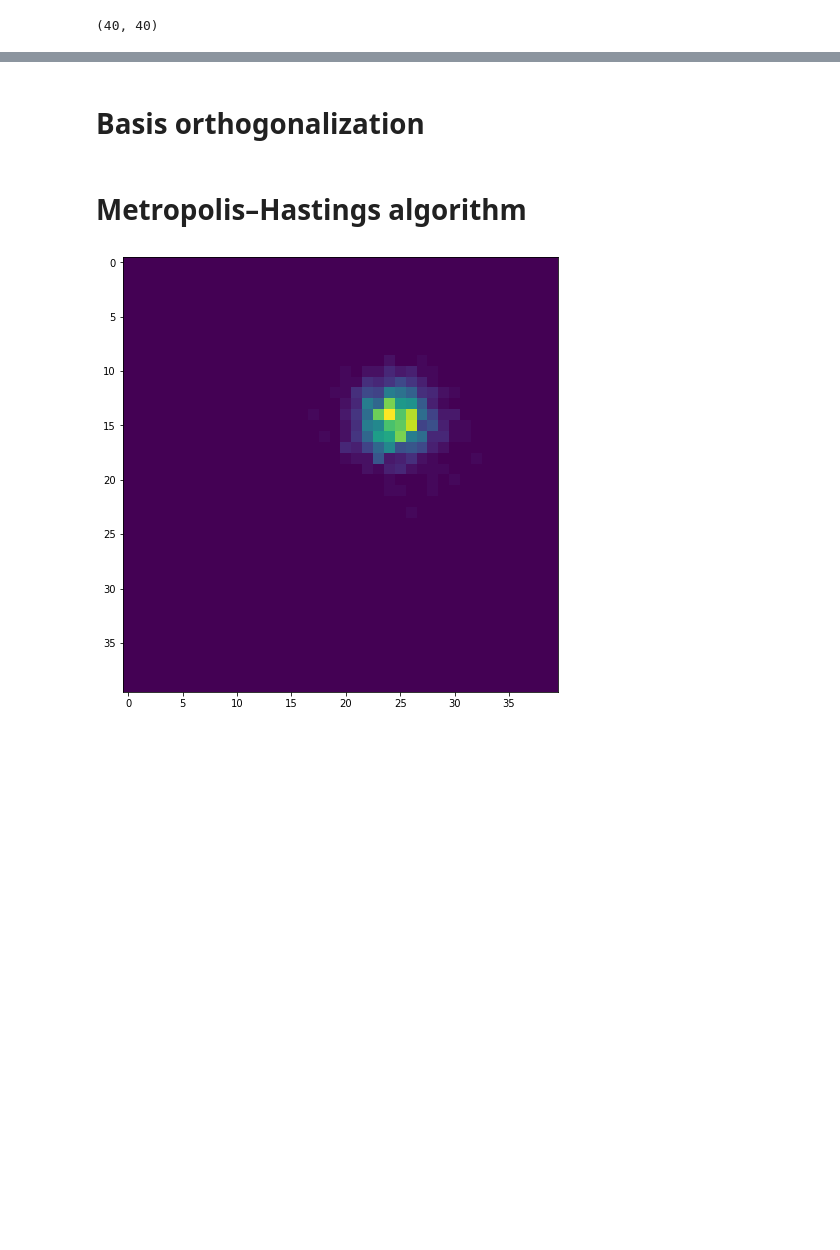
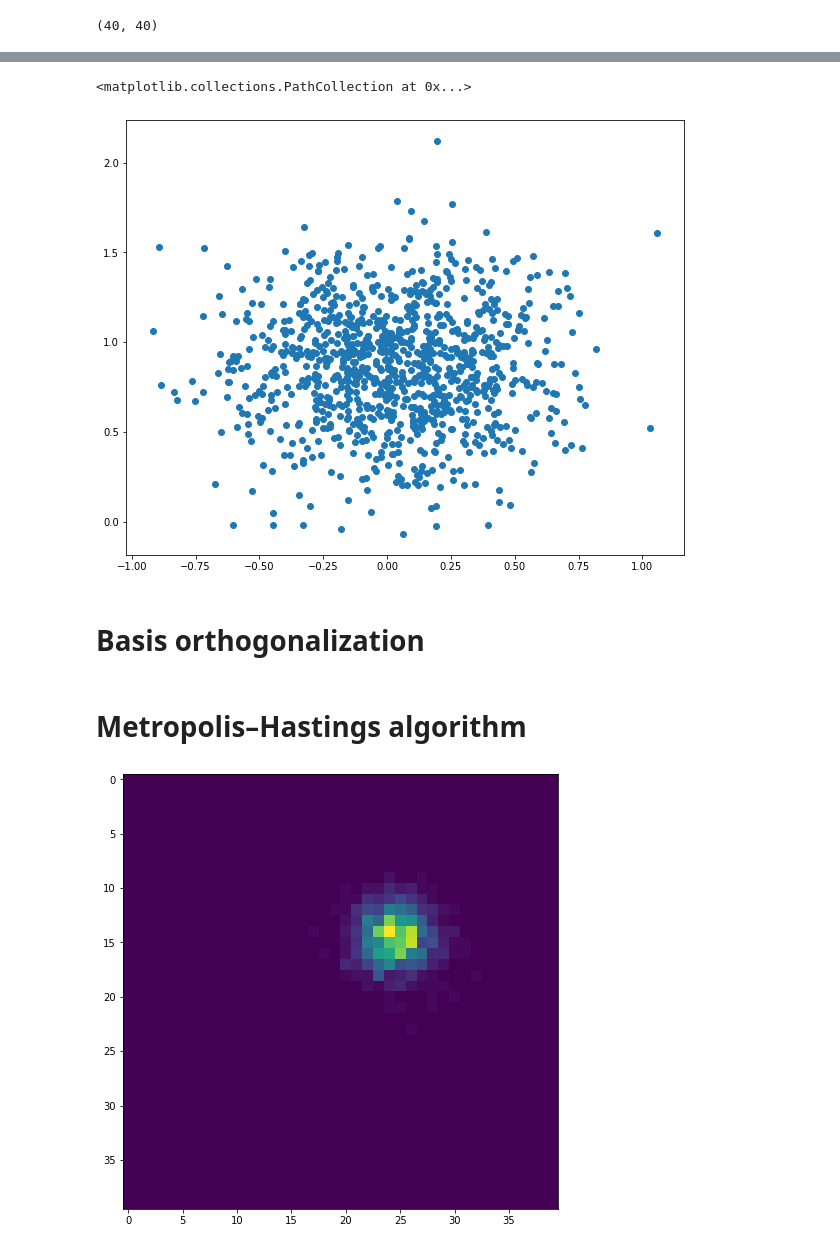
Before and after one commit to KaloshinPE/UQ_project, a Jupyter notebook: project.ipynb, the cells around one changed output, grey strips where cells are left out. Drawn from its saved outputs; the diff is of its cells as text; code cells hidden in the pictures; blank space fills up the shorter version.

```diff
--- a/project.ipynb
+++ b/project.ipynb
@@ -113,3 +64,30 @@ res
+# %%
+def normal_sampler(x, n_discr, sigma=.1):
+    ret = np.random.normal(x, np.diag([sigma]*len(x)))
+    return np.array(ret)
+# %%
+def normal_sampler(x, sigma=.1):
+    return np.random.multivariate_normal(x, np.diag([sigma]*len(x)))
+
+def metropolis_step(x, pi, q):
+    new_x = q(x)
+    alpha = min(1, pi(new_ind)/pi(old_ind))
+    if np.random.rand() < alpha:
+        return new_x, True
+    else:
+        return new_x, False
+
+q = partial(normal_sampler, sigma=.1)
+# %%
+x = np.random.rand(2)
+points = []
+for _ in range(1000):
+    points.append(normal_sampler(x))
+points = np.array(points)
+plt.scatter(points[:,0], points[:,1])
+# %% [output]
+<matplotlib.collections.PathCollection at 0x...>
+[figure, added]
 # %% [markdown]
 # Basis orthogonalization
 # %%
```
Also changed, not shown: parts of 14 cells of this notebook, 1 other file.
